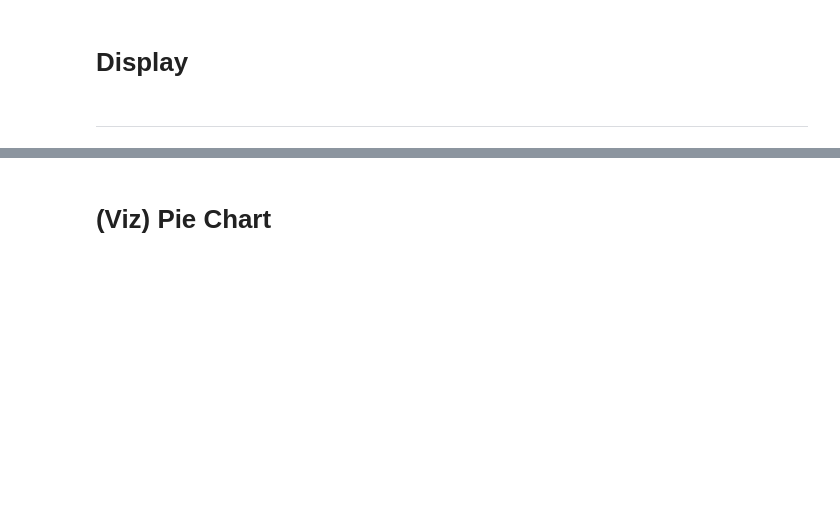
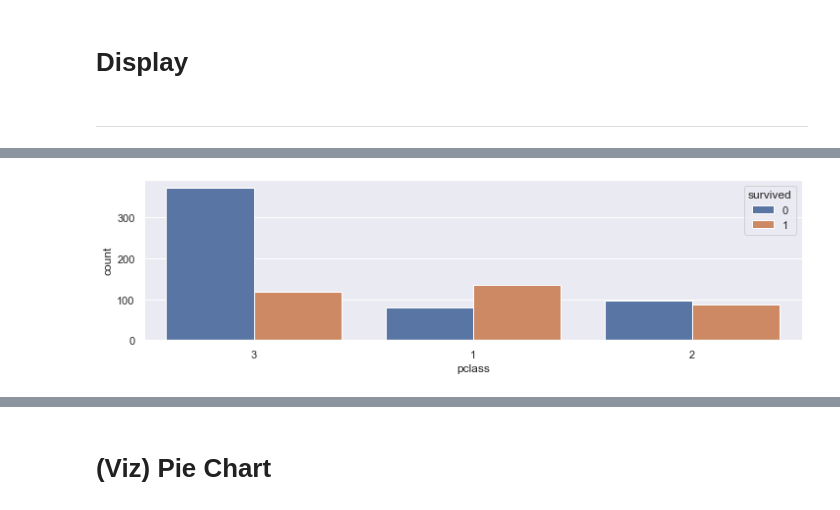
Before and after one commit to hwan141592/WILT, a Jupyter notebook: 2022_Summer/UDFs.ipynb, the cells around one changed output, grey strips where cells are left out. Cells and saved outputs as stored; diff of their text form; code cells hidden in the pictures; blank space fills up the shorter version.

```diff
--- a/2022_Summer/UDFs.ipynb
+++ b/2022_Summer/UDFs.ipynb
@@ -221,0 +248,17 @@ def h1t1(df):
+# %%
+import matplotlib.pyplot as plt
+import seaborn as sns
+df = sns.load_dataset('titanic')
+
+# horizontal
+def sns_countplot(column, df, hue_column):
+    sns.set(rc = {'figure.figsize':(12,3)})
+    sns.countplot(x=column,
+                  data = df,
+                  orient = 'h',
+                  hue = hue_column,
+                  order = df[column].value_counts().index)
+
+sns_countplot('pclass', df, 'survived')
+# %% [output]
+[figure, added]
```
Also changed, not shown: parts of 11 cells of this notebook.
